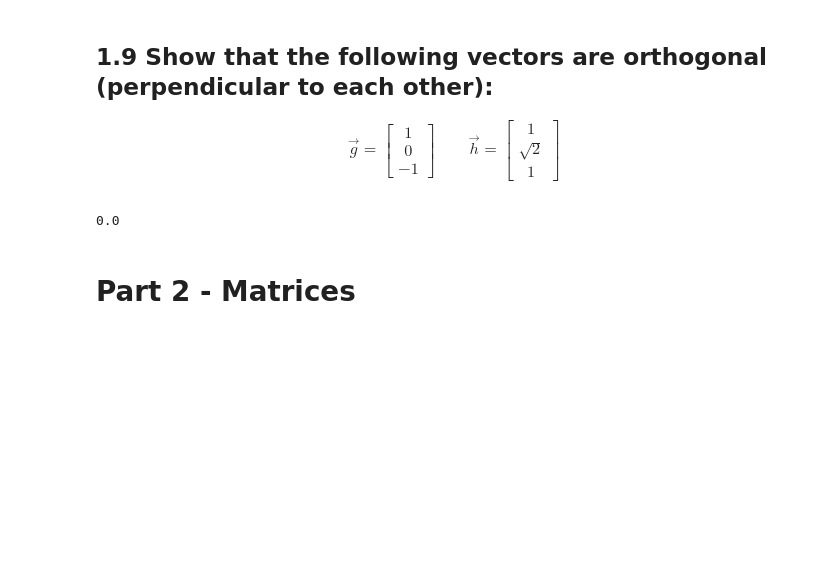
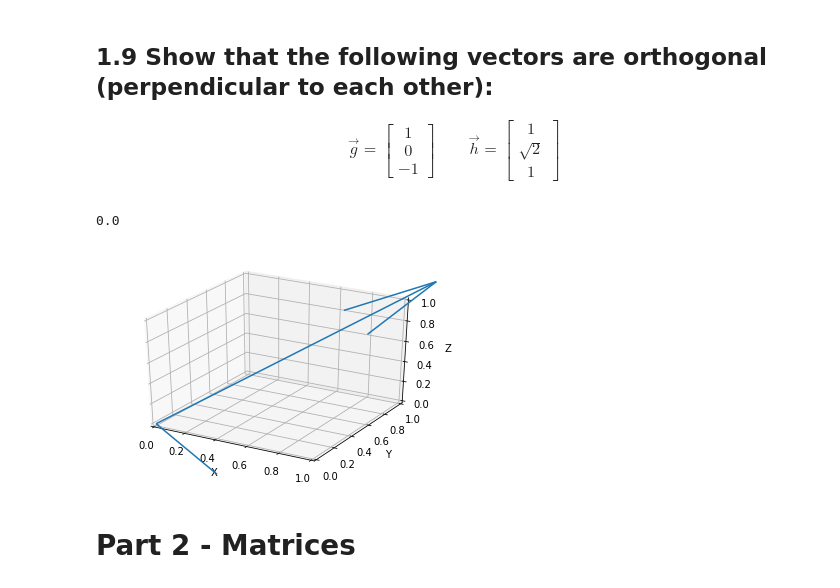
Before and after one commit to bloominstituteoftechnology/DS-Unit-1-Sprint-4-Linear-Algebra, a Jupyter notebook: Linear_Algebra_Assignment.ipynb, the cells around one changed output. Saved outputs shown, nothing was run; the diff lists cells and outputs as text; code cells hidden in the pictures; blank space fills up the shorter version.

```diff
--- a/Linear_Algebra_Assignment.ipynb
+++ b/Linear_Algebra_Assignment.ipynb
@@ -171,6 +171,25 @@ h_ortho = np.array([1, math.sqrt(2), 1])
 np.dot(g_ortho, h_ortho)
 # %% [output]
 0.0
+# %%
+from mpl_toolkits.mplot3d import Axes3D
+g_ortho = np.array([1,0,-1])
+h_ortho = np.array([1, math.sqrt(2), 1])
+vectors = g_ortho, h_ortho
+
+fig = plt.figure()
+ax = fig.add_subplot(111, projection='3d')
+ax.quiver(0, 0, 0, 1, 0, -1, length=1)
+ax.quiver(0, 0, 0, 1, math.sqrt(2), 1, length=1)
+ax.set_xlim([0, 1])
+ax.set_ylim([0, 1])
+ax.set_zlim([0, 1])
+ax.set_xlabel('X')
+ax.set_ylabel('Y')
+ax.set_zlabel('Z')
+plt.show()
+# %% [output]
+[figure, added]
 # %% [markdown]
 # Part 2 - Matrices
 # %% [markdown]
```
Also changed, not shown: parts of 6 cells of this notebook.
